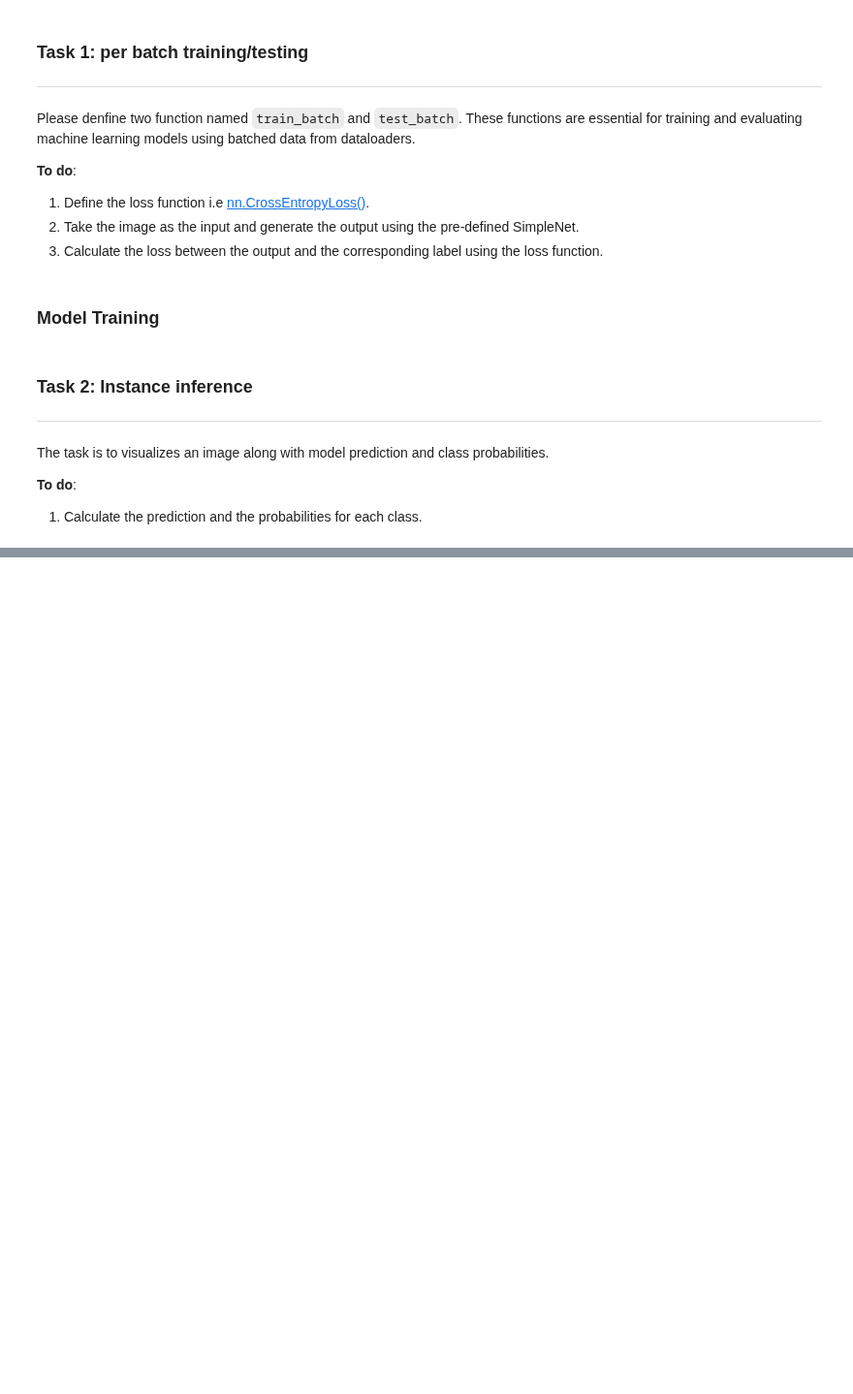
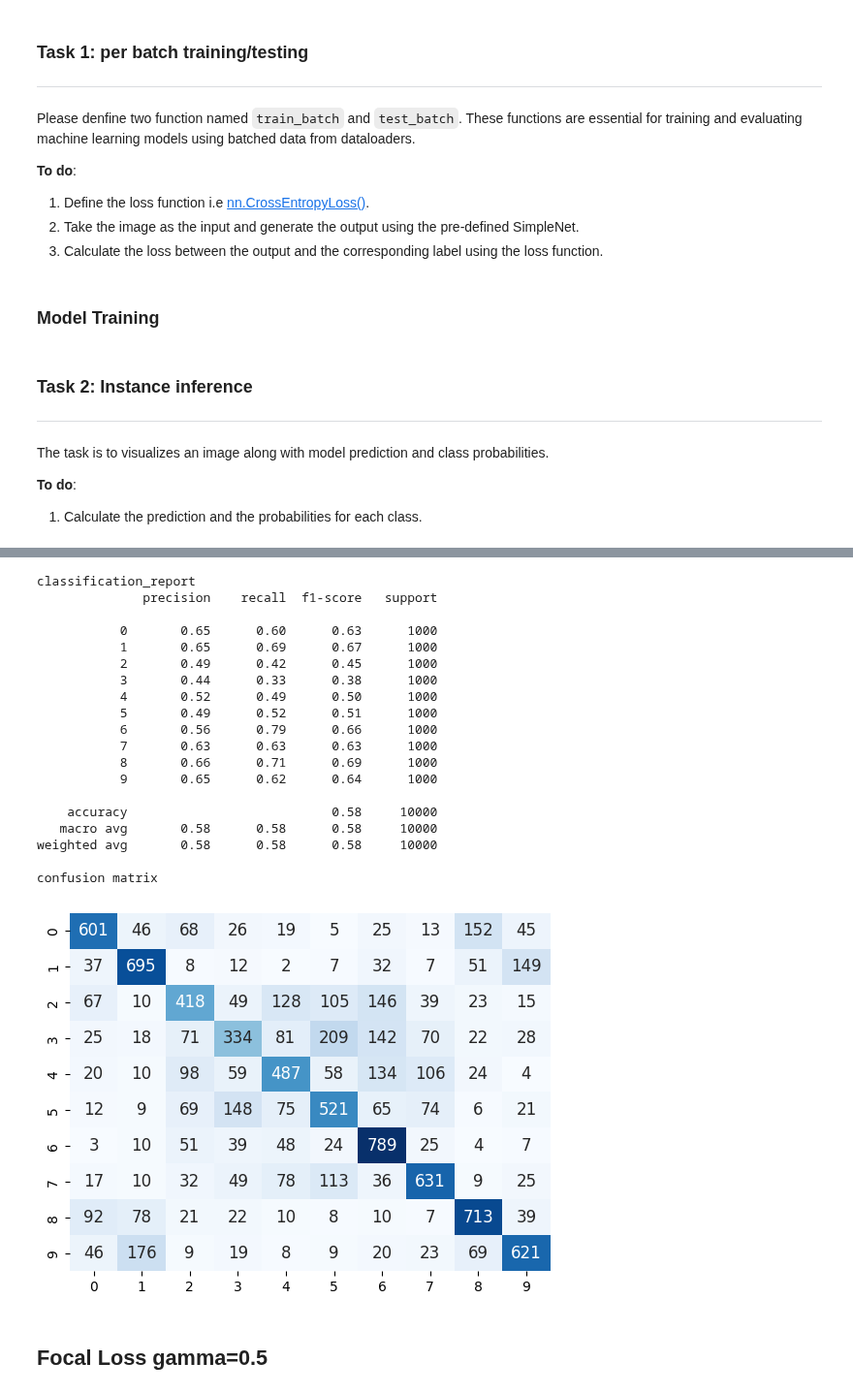
Before and after one commit to SustechSTA303/STA303-Assignment01, a Jupyter notebook: Assignment01.ipynb, the cells around one changed output, grey strips where cells are left out. Shown at 97% size. Drawn from its saved outputs; the diff is of its cells as text; code cells hidden in the pictures; blank space fills up the shorter version.

```diff
--- a/Assignment01.ipynb
+++ b/Assignment01.ipynb
@@ -288,0 +376,7 @@ for i in range(len(class_names)):
+# %%
+#CrossEntropy
+model2 = ConvNet()
+model2.to(device)
+optimizer2 = optim.SGD(model2.parameters(), lr=LEARNING_RATE, momentum=MOMENTUM)
+scheduler2 = torch.optim.lr_scheduler.StepLR(optimizer2, step_size=STEP, gamma=GAMMA)
+trl2,tra2,tel2,tea2,time2=test(model2,optimizer2,scheduler2,2)
@@ -288,0 +401,25 @@ for i in range(len(class_names)):
+# %%
+report_on_class(model2,test_dataloader)
+# %% [output]
+classification_report
+              precision    recall  f1-score   support
+
+           0       0.65      0.60      0.63      1000
+           1       0.65      0.69      0.67      1000
+           2       0.49      0.42      0.45      1000
+           3       0.44      0.33      0.38      1000
+           4       0.52      0.49      0.50      1000
+           5       0.49      0.52      0.51      1000
+           6       0.56      0.79      0.66      1000
+           7       0.63      0.63      0.63      1000
+           8       0.66      0.71      0.69      1000
+           9       0.65      0.62      0.64      1000
+
+    accuracy                           0.58     10000
+   macro avg       0.58      0.58      0.58     10000
+weighted avg       0.58      0.58      0.58     10000
+
+confusion matrix
+[figure, added]
+# %% [markdown]
+## Focal Loss gamma=0.5
```
Also changed, not shown: parts of 35 cells of this notebook.
